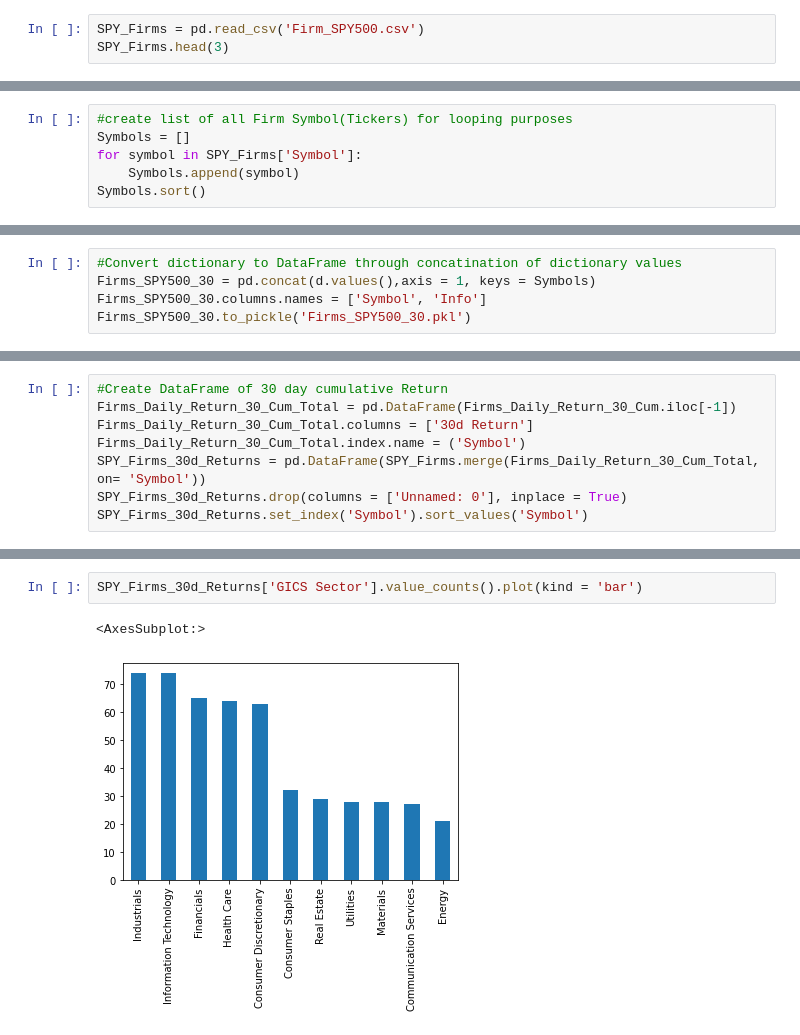
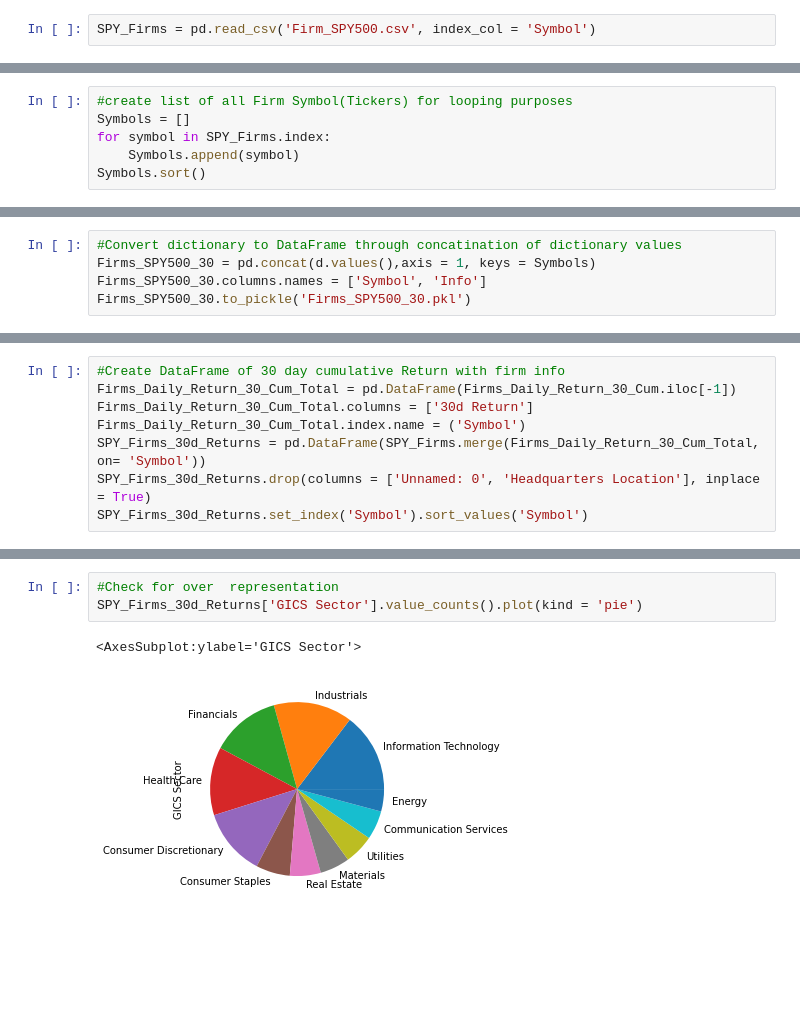
Before and after one commit to ALtogether2332/SPY500_Project, a Jupyter notebook: Main.ipynb, the cells around one changed output, grey strips where cells are left out. Cells and saved outputs as stored; diff of their text form; blank space fills up the shorter version.

```diff
--- a/Main.ipynb
+++ b/Main.ipynb
@@ -9,3 +10,2 @@ import pandas_datareader as data
 # %%
-SPY_Firms = pd.read_csv('Firm_SPY500.csv')
-SPY_Firms.head(3)
+SPY_Firms = pd.read_csv('Firm_SPY500.csv', index_col = 'Symbol')
@@ -19,7 +14,7 @@ SPY_Firms.head(3)
 # %%
 #create list of all Firm Symbol(Tickers) for looping purposes
 Symbols = []
-for symbol in SPY_Firms['Symbol']:
+for symbol in SPY_Firms.index:
     Symbols.append(symbol)
 Symbols.sort()
 # %%
@@ -91,9 +69,9 @@ dtype: float64
 # %%
-#Create DataFrame of 30 day cumulative Return
+#Create DataFrame of 30 day cumulative Return with firm info
 Firms_Daily_Return_30_Cum_Total = pd.DataFrame(Firms_Daily_Return_30_Cum.iloc[-1])
 Firms_Daily_Return_30_Cum_Total.columns = ['30d Return']
 Firms_Daily_Return_30_Cum_Total.index.name = ('Symbol')
 SPY_Firms_30d_Returns = pd.DataFrame(SPY_Firms.merge(Firms_Daily_Return_30_Cum_Total, on= 'Symbol'))
-SPY_Firms_30d_Returns.drop(columns = ['Unnamed: 0'], inplace = True)
+SPY_Firms_30d_Returns.drop(columns = ['Unnamed: 0', 'Headquarters Location'], inplace = True)
 SPY_Firms_30d_Returns.set_index('Symbol').sort_values('Symbol')
 # %% [output]
@@ -148,8 +108,9 @@ Top_Ten_Firms
 # %%
-SPY_Firms_30d_Returns['GICS Sector'].value_counts().plot(kind = 'bar')
+#Check for over  representation
+SPY_Firms_30d_Returns['GICS Sector'].value_counts().plot(kind = 'pie')
 # %% [output]
-<AxesSubplot:>
+<AxesSubplot:ylabel='GICS Sector'>
-[figure, old version]
+[figure, new version]
 # %%
 #Insight 2. Measure of skewness and distribution, we can see IT is very spread out vs utilites compact.
 fig = plt.figure(figsize = (15,10))
```
Also changed, not shown: parts of 22 cells of this notebook.
